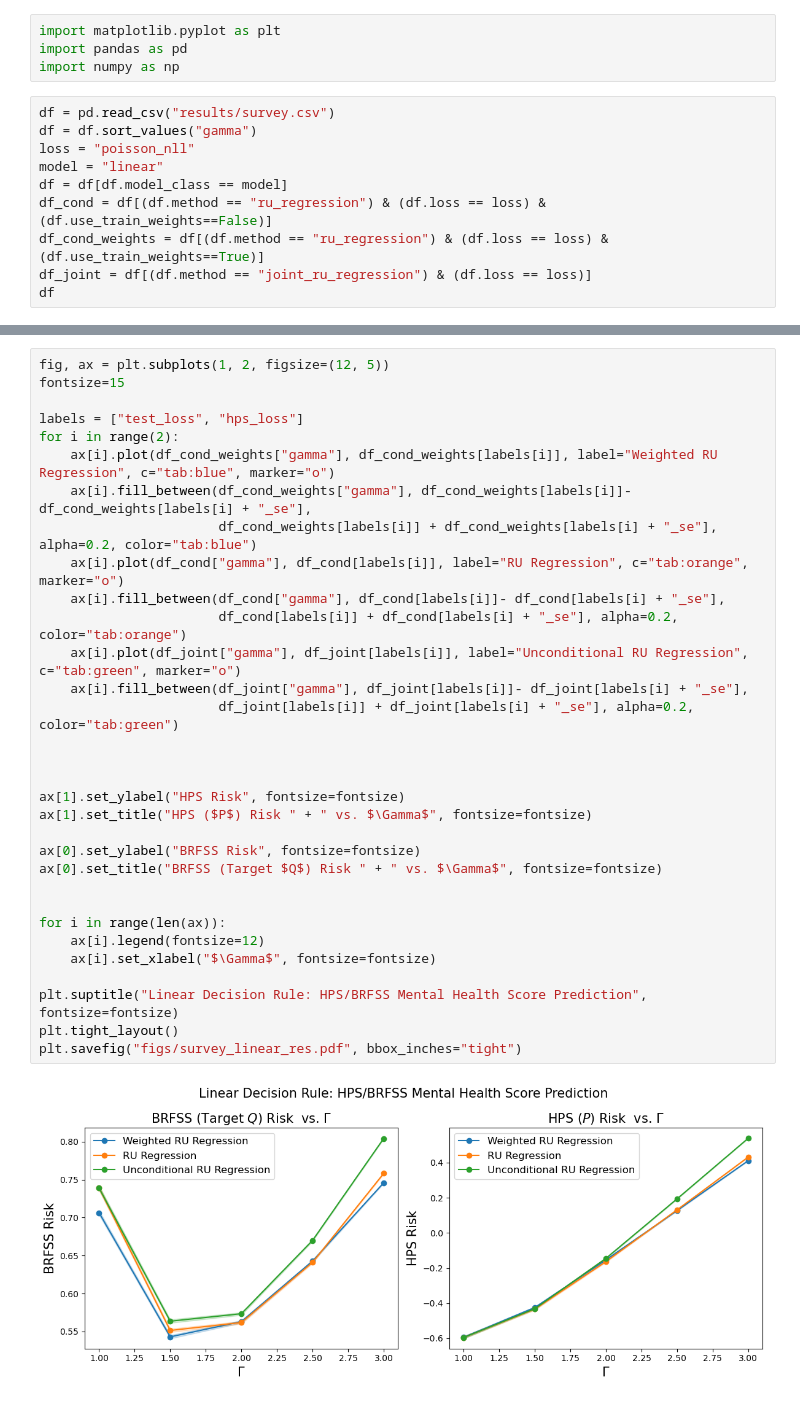
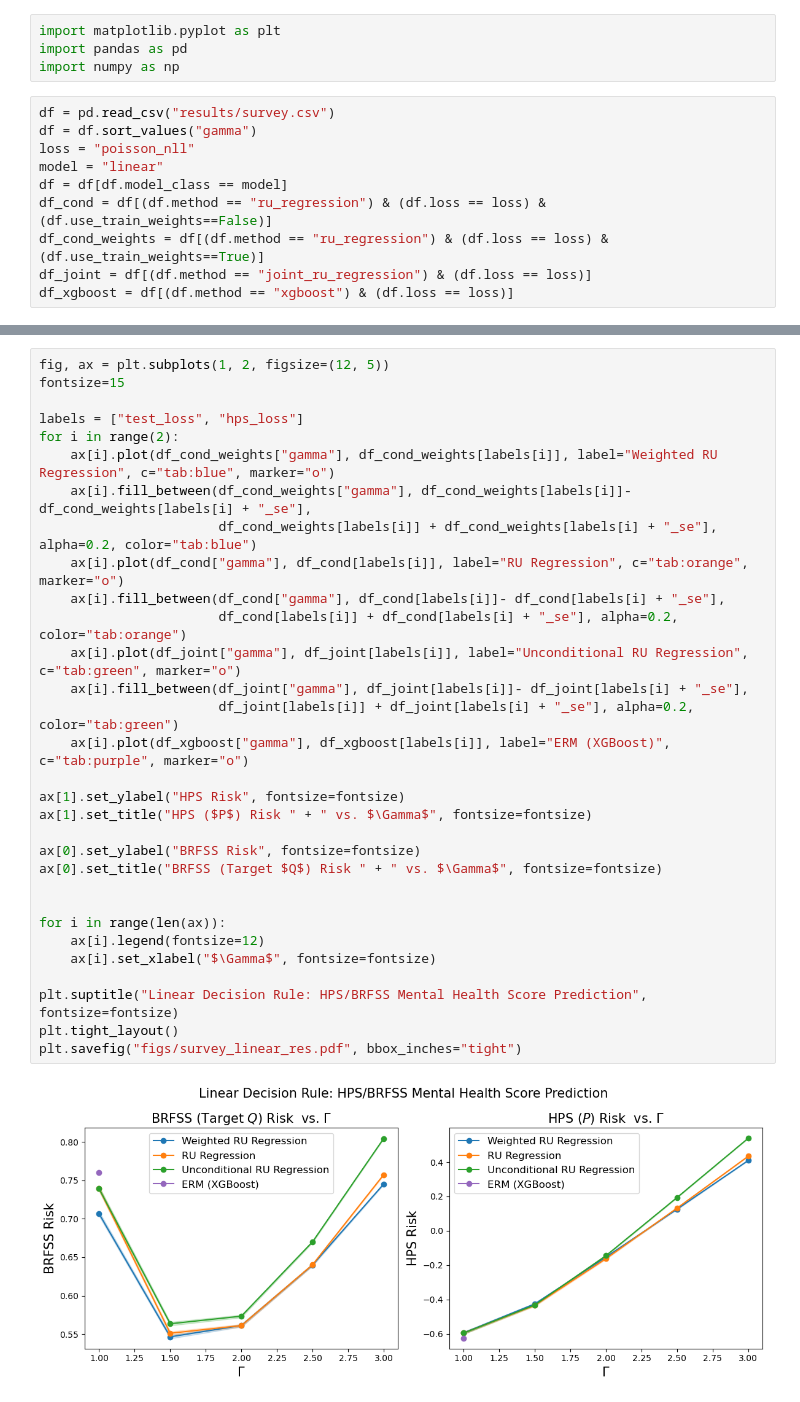
Before and after one commit to roshni714/ru_regression, a Jupyter notebook: figure-5a-paper.ipynb, the cells around one changed output, grey strips where cells are left out. Drawn from its saved outputs; the diff is of its cells as text.

```diff
--- a/figure-5a-paper.ipynb
+++ b/figure-5a-paper.ipynb
@@ -11,4 +11,4 @@ df = df[df.model_class == model]
 df_cond = df[(df.method == "ru_regression") & (df.loss == loss) & (df.use_train_weights==False)]
 df_cond_weights = df[(df.method == "ru_regression") & (df.loss == loss) & (df.use_train_weights==True)]
 df_joint = df[(df.method == "joint_ru_regression") & (df.loss == loss)]
-df
+df_xgboost = df[(df.method == "xgboost") & (df.loss == loss)]
@@ -33,33 +16,32 @@ df
 fig, ax = plt.subplots(1, 2, figsize=(12, 5))
 fontsize=15
 
 labels = ["test_loss", "hps_loss"]
 for i in range(2):
     ax[i].plot(df_cond_weights["gamma"], df_cond_weights[labels[i]], label="Weighted RU Regression", c="tab:blue", marker="o")
     ax[i].fill_between(df_cond_weights["gamma"], df_cond_weights[labels[i]]- df_cond_weights[labels[i] + "_se"],
                        df_cond_weights[labels[i]] + df_cond_weights[labels[i] + "_se"], alpha=0.2, color="tab:blue")
     ax[i].plot(df_cond["gamma"], df_cond[labels[i]], label="RU Regression", c="tab:orange", marker="o")
     ax[i].fill_between(df_cond["gamma"], df_cond[labels[i]]- df_cond[labels[i] + "_se"],
                        df_cond[labels[i]] + df_cond[labels[i] + "_se"], alpha=0.2, color="tab:orange")
     ax[i].plot(df_joint["gamma"], df_joint[labels[i]], label="Unconditional RU Regression", c="tab:green", marker="o")
     ax[i].fill_between(df_joint["gamma"], df_joint[labels[i]]- df_joint[labels[i] + "_se"],
                        df_joint[labels[i]] + df_joint[labels[i] + "_se"], alpha=0.2, color="tab:green")
-
-
+    ax[i].plot(df_xgboost["gamma"], df_xgboost[labels[i]], label="ERM (XGBoost)", c="tab:purple", marker="o")
 
 ax[1].set_ylabel("HPS Risk", fontsize=fontsize)
 ax[1].set_title("HPS ($P$) Risk " + " vs. $\Gamma$", fontsize=fontsize)
 
 ax[0].set_ylabel("BRFSS Risk", fontsize=fontsize)
 ax[0].set_title("BRFSS (Target $Q$) Risk " + " vs. $\Gamma$", fontsize=fontsize)
 
 
 for i in range(len(ax)):
     ax[i].legend(fontsize=12)
     ax[i].set_xlabel("$\Gamma$", fontsize=fontsize)
 
 plt.suptitle("Linear Decision Rule: HPS/BRFSS Mental Health Score Prediction", fontsize=fontsize)
 plt.tight_layout()
 plt.savefig("figs/survey_linear_res.pdf", bbox_inches="tight")
 # %% [output]
-[figure, old version]
+[figure, new version]
```
Also changed, not shown: parts of 1 cell of this notebook, 3 other files.
